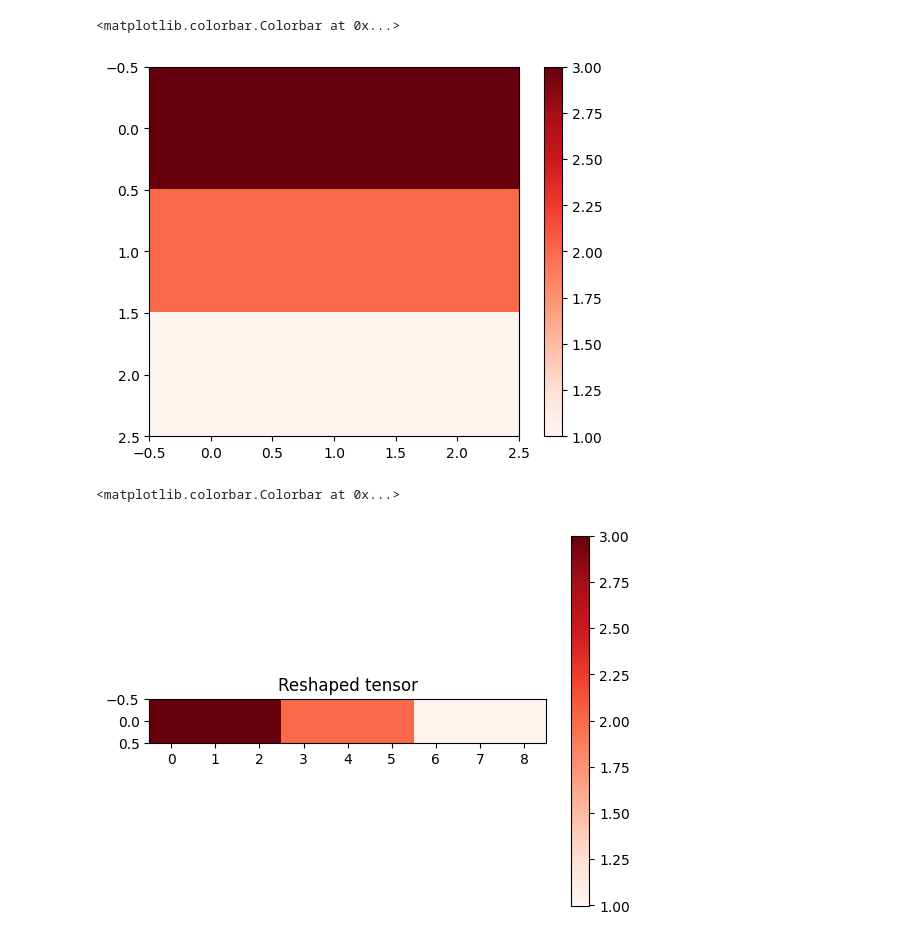
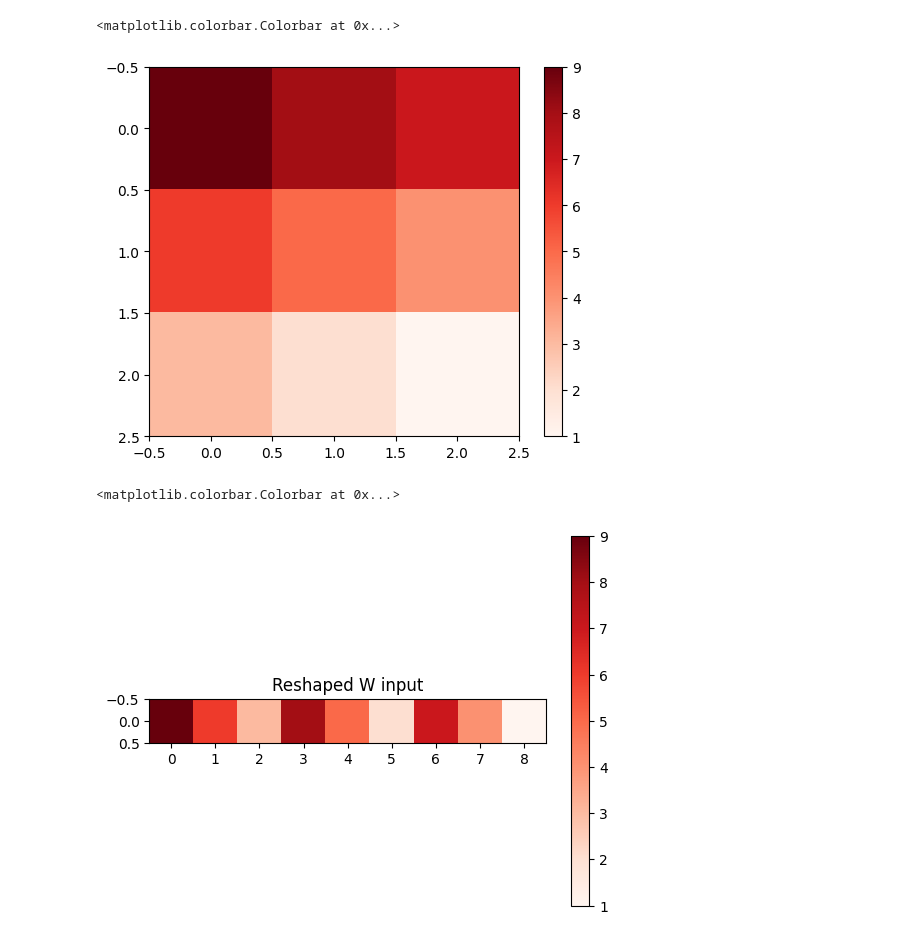
Before and after one commit to edabier/Unrolled-NMF, a Jupyter notebook: test.ipynb, the cells around one changed output. Saved outputs shown, nothing was run; the diff lists cells and outputs as text; code cells hidden in the pictures.

```diff
--- a/test.ipynb
+++ b/test.ipynb
@@ -9,19 +9,20 @@ import src.init as init
 # %%
 aw = models.Aw_cnn()
 ah = models.Ah_cnn()
-tensor = torch.tensor([[[3., 3.,3.], [2.,2.,2.], [1.,1.,1.]], [[3., 3.,3.], [2.,2.,2.], [1.,1.,1.]]])
-# tensor = torch.tensor([[[9.,8.,7.], [6.,5.,4.], [3.,2.,1.]], [[9.,8.,7.], [6.,5.,4.], [3.,2.,1.]]])
+# tensor = torch.tensor([[[3., 3.,3.], [2.,2.,2.], [1.,1.,1.]], [[3., 3.,3.], [2.,2.,2.], [1.,1.,1.]]])
+tensor = torch.tensor([[[9.,8.,7.], [6.,5.,4.], [3.,2.,1.]], [[9.,8.,7.], [6.,5.,4.], [3.,2.,1.]]])
 plt.imshow(tensor[0], cmap='Reds')
 plt.colorbar()
 # %% [output]
 <matplotlib.colorbar.Colorbar at 0x...>
-[figure, old version]
+[figure, new version]
 # %%
-reshaped = tensor.reshape(tensor.shape[0], 1, tensor.shape[2] * tensor.shape[1])
+reshaped = tensor.transpose(1,2).reshape(tensor.shape[0], 1, tensor.shape[2] * tensor.shape[1])
 
 plt.imshow(reshaped[0], cmap='Reds')
+plt.title("Reshaped W input")
 plt.colorbar()
 # %% [output]
 <matplotlib.colorbar.Colorbar at 0x...>
-[figure, old version]
+[figure, new version]
 # %%
```
Also changed, not shown: parts of 2 cells of this notebook, 8 other files.
